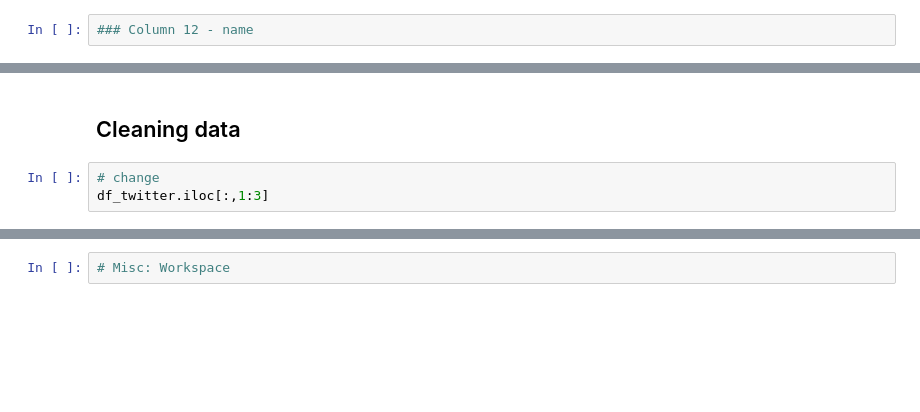
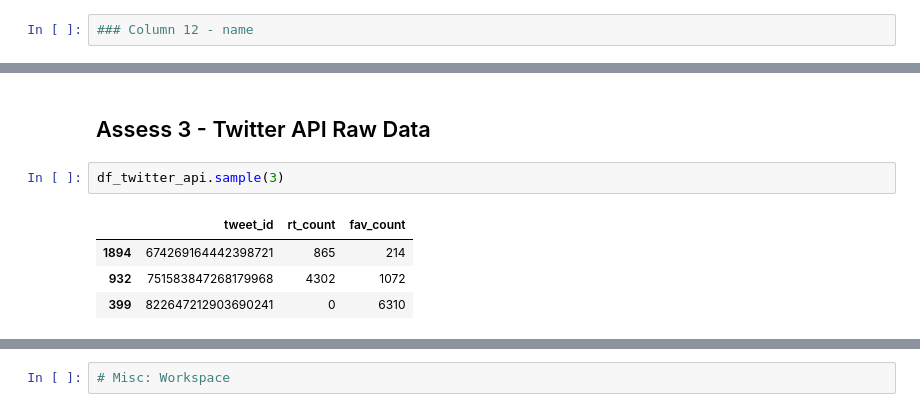
Before and after one commit to JCalaunan/PRJ_Wrangle-Twitter, a Jupyter notebook: wrangle_act.ipynb, the cells around one changed output, grey strips where cells are left out. Saved outputs shown, nothing was run; the diff lists cells and outputs as text; blank space fills up the shorter version.

```diff
--- a/wrangle_act.ipynb
+++ b/wrangle_act.ipynb
@@ -395,5 +809,9 @@ img_assessed[0][11], img_assessed[1][11]
-# %% [markdown]
-## Cleaning data
-# %%
-# change
-df_twitter.iloc[:,1:3]
+# %% [markdown]
+## Assess 3 - Twitter API Raw Data
+# %%
+df_twitter_api.sample(3)
+# %% [output]
+|  | tweet_id | rt_count | fav_count |
+| 1894 | 674269164442398721 | 865 | 214 |
+| 932 | 751583847268179968 | 4302 | 1072 |
+| 399 | 822647212903690241 | 0 | 6310 |
```
Also changed, not shown: parts of 97 cells of this notebook, 5 other files.
